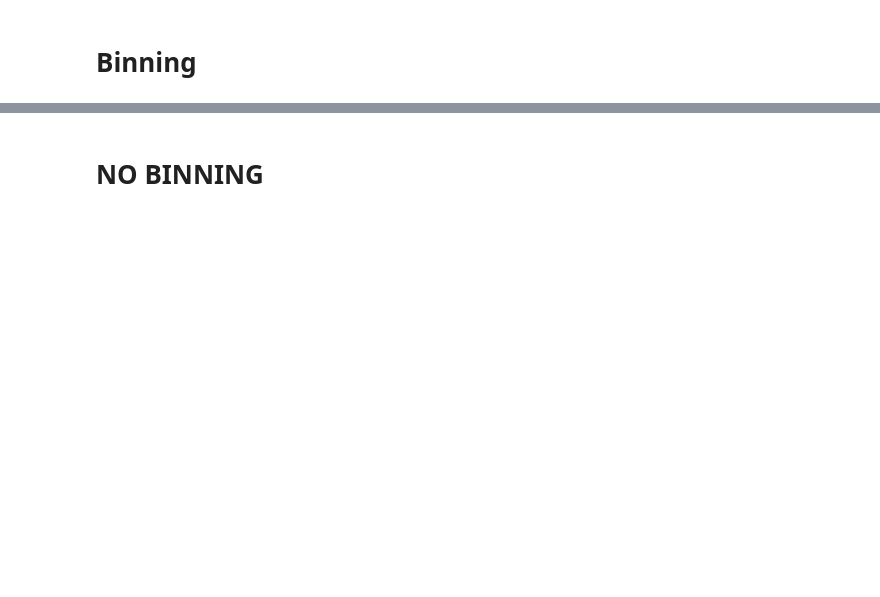
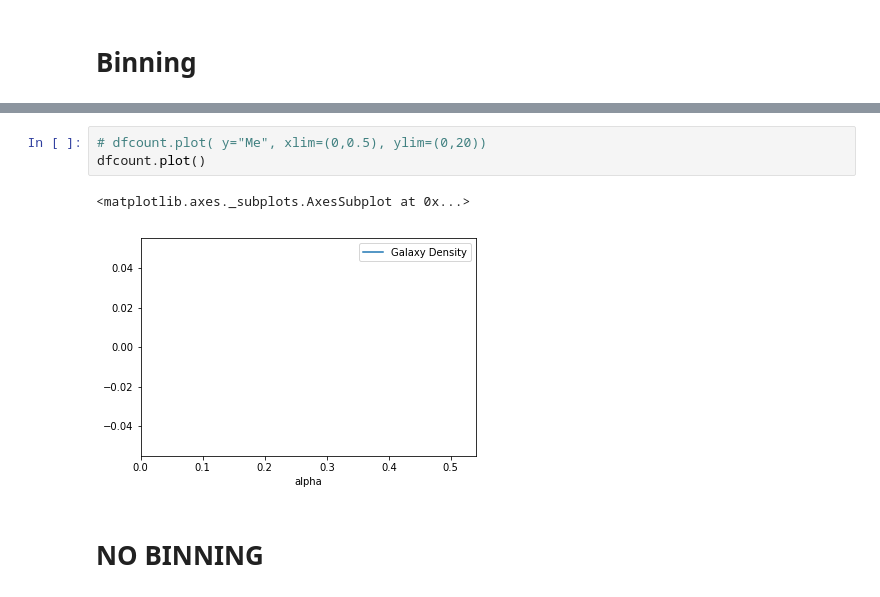
Before and after one commit to ny2292000/TheHypergeometricalUniverse, a Jupyter notebook: FitsAnalysisCrossSection.ipynb, the cells around one changed output, grey strips where cells are left out. Saved outputs shown, nothing was run; the diff lists cells and outputs as text; blank space fills up the shorter version.

```diff
--- a/FitsAnalysisCrossSection.ipynb
+++ b/FitsAnalysisCrossSection.ipynb
@@ -112,3 +144,9 @@ Index(['RA', 'DEC', 'ID', 'Z', 'NZ', 'CosRA', 'SinRA', 'CosDEC', 'SinDEC',
+# %%
+# dfcount.plot( y="Me", xlim=(0,0.5), ylim=(0,20))
+dfcount.plot()
+# %% [output]
+<matplotlib.axes._subplots.AxesSubplot at 0x...>
+[figure, added]
 # %% [markdown]
 # NO BINNING
 # %%
```
Also changed, not shown: parts of 13 cells of this notebook, 25 other files.
